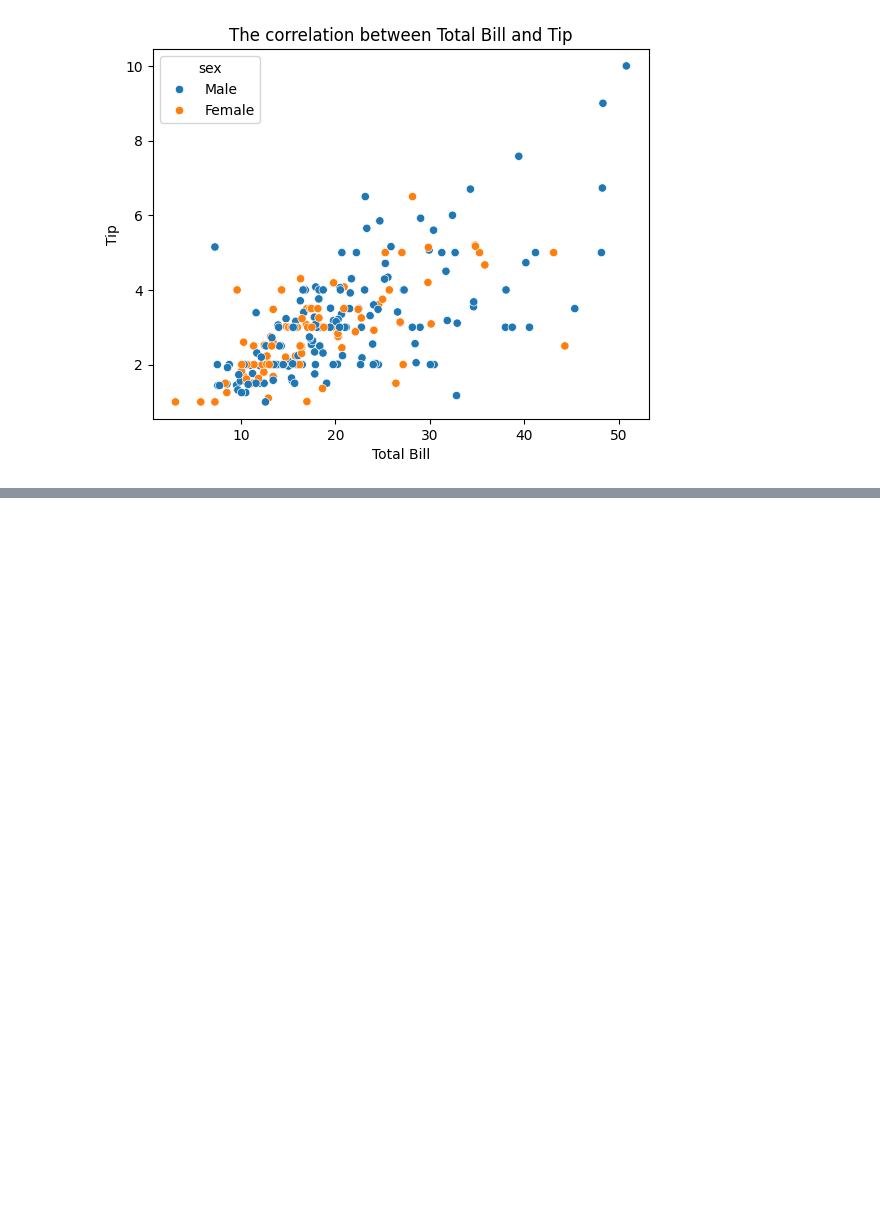
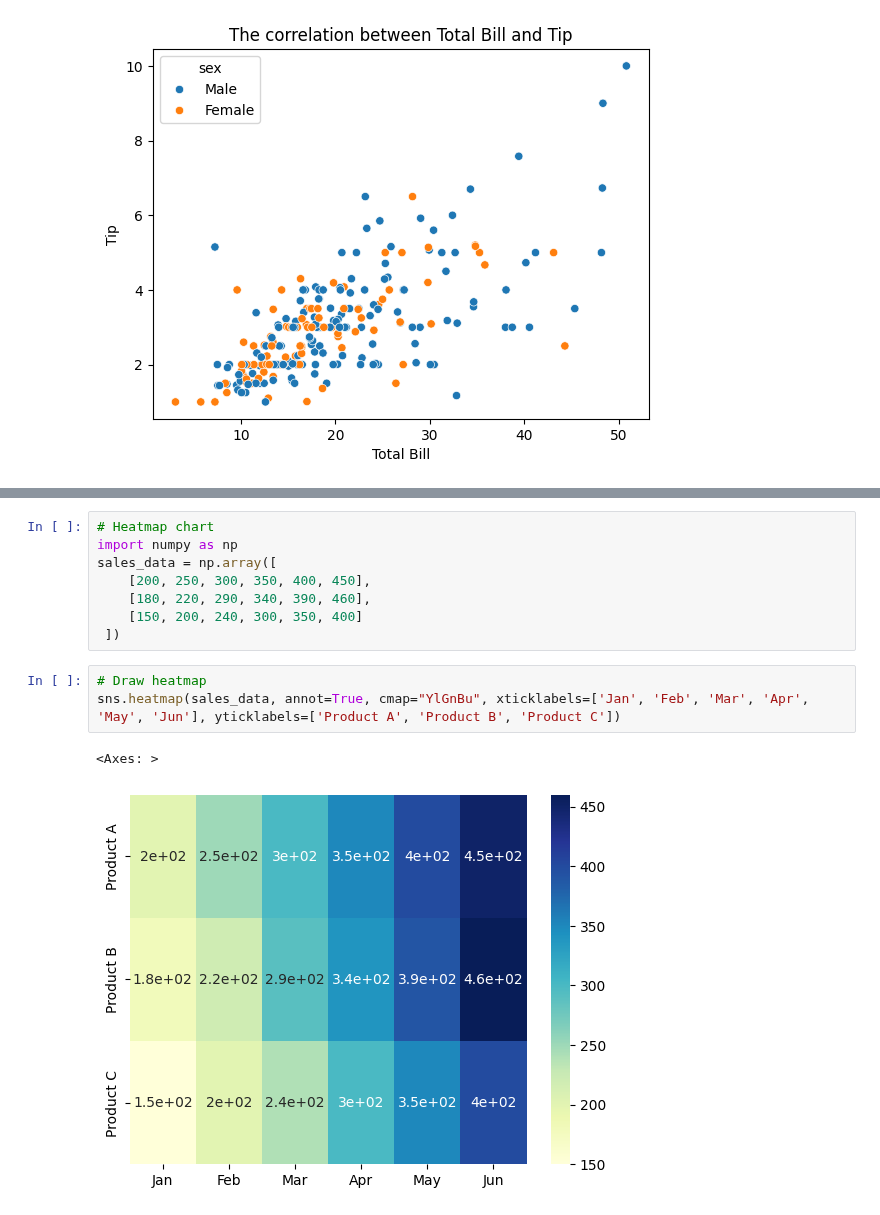
Before and after one commit to HenryHai0407/Web_Scraping_Python, a Jupyter notebook: matplotlib/mp2.ipynb, the cells around one changed output, grey strips where cells are left out. Saved outputs shown, nothing was run; the diff lists cells and outputs as text; blank space fills up the shorter version.

```diff
--- a/matplotlib/mp2.ipynb
+++ b/matplotlib/mp2.ipynb
@@ -51,0 +64,14 @@ Text(0, 0.5, 'Tip')
+# %%
+# Heatmap chart
+import numpy as np
+sales_data = np.array([
+    [200, 250, 300, 350, 400, 450],
+    [180, 220, 290, 340, 390, 460],
+    [150, 200, 240, 300, 350, 400]
+ ])
+# %%
+# Draw heatmap
+sns.heatmap(sales_data, annot=True, cmap="YlGnBu", xticklabels=['Jan', 'Feb', 'Mar', 'Apr', 'May', 'Jun'], yticklabels=['Product A', 'Product B', 'Product C'])
+# %% [output]
+<Axes: >
+[figure, added]
```
Also changed, not shown: parts of 2 cells of this notebook.
